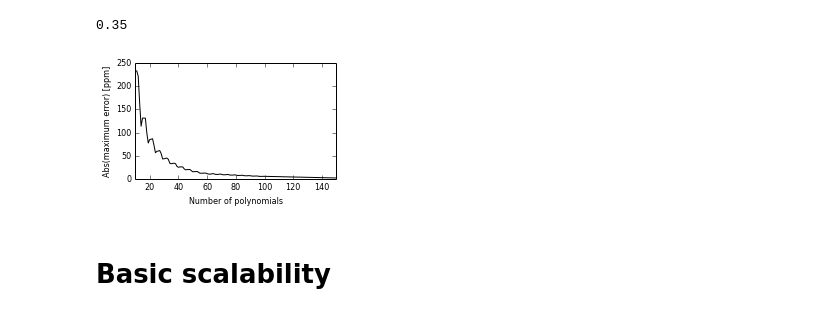
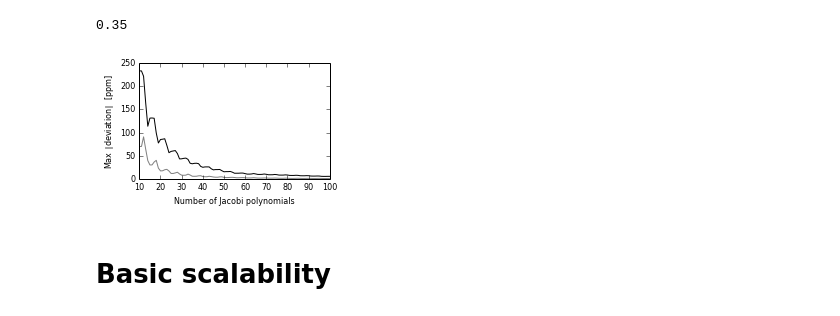
Before and after one commit to hpparvi/PyTransit, a Jupyter notebook: notebooks/Test_scalability.ipynb, the cells around one changed output. Drawn from its saved outputs; the diff is of its cells as text; code cells hidden in the pictures.

```diff
--- a/notebooks/Test_scalability.ipynb
+++ b/notebooks/Test_scalability.ipynb
@@ -40,18 +40,21 @@ f_ref = gmdr(zs_dense[0],k,us[0])
 npols = range(10,101,1)+[150]
 
 abd_d = []
+mnd_d = []
 for npol in npols:
     gmdt = Gimenez(nthr=4, lerp=False, npol=npol)
     f_t = gmdt(zs_dense[0],k,us[0])
     abd_d.append(abs(f_t-f_ref).max()*1e6)
+    mnd_d.append(abs(f_t-f_ref)[60:140].mean()*1e6)
 # %%
 fig, ax = subplots(1,1,figsize=(AAOCW,0.65*AAOCW))
-ax.plot(npols, abd_d, 'k');
-setp(ax, ylabel='Abs(maximum error) [ppm]', xlabel='Number of polynomials', xlim=(10,150));
+ax.plot(npols, abd_d, 'k')
+ax.plot(npols, mnd_d, '-', c='0.5')
+setp(ax, ylabel='Max $\Vert$deviation$\Vert$  [ppm]', xlabel='Number of Jacobi polynomials', xlim=(10,100))
 fig.tight_layout()
 fig.savefig('gimenez_abs_error.pdf')
 # %% [output]
-[figure, old version]
+[figure, new version]
 # %% [markdown]
 # Basic scalability
 # %% [markdown]
```
Also changed, not shown: 4 other files.
